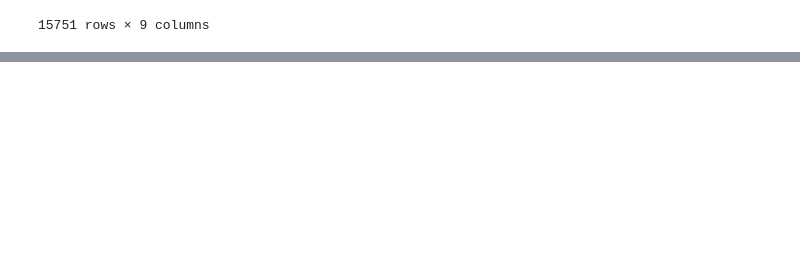
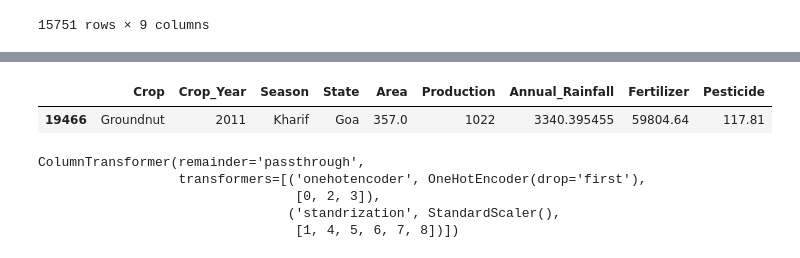
Before and after one commit to AyushmanD/Crop-Yield-Prediction, a Jupyter notebook: CropYieldPrediction.ipynb, the cells around one changed output, grey strips where cells are left out. Drawn from its saved outputs; the diff is of its cells as text; code cells hidden in the pictures; blank space fills up the shorter version.

```diff
--- a/CropYieldPrediction.ipynb
+++ b/CropYieldPrediction.ipynb
@@ -110,0 +194,5 @@ X_train
+# %%
+X_train.head(1)
+# %% [output]
+|  | Crop | Crop_Year | Season | State | Area | Production | Annual_Rainfall | Fertilizer | Pesticide |
+| 19466 | Groundnut | 2011 | Kharif | Goa | 357.0 | 1022 | 3340.395455 | 59804.64 | 117.81 |
@@ -110,0 +213,8 @@ X_train
+# %%
+preprocessor
+# %% [output]
+ColumnTransformer(remainder='passthrough',
+                  transformers=[('onehotencoder', OneHotEncoder(drop='first'),
+                                 [0, 2, 3]),
+                                ('standrization', StandardScaler(),
+                                 [1, 4, 5, 6, 7, 8])])
```
Also changed, not shown: parts of 14 cells of this notebook.
